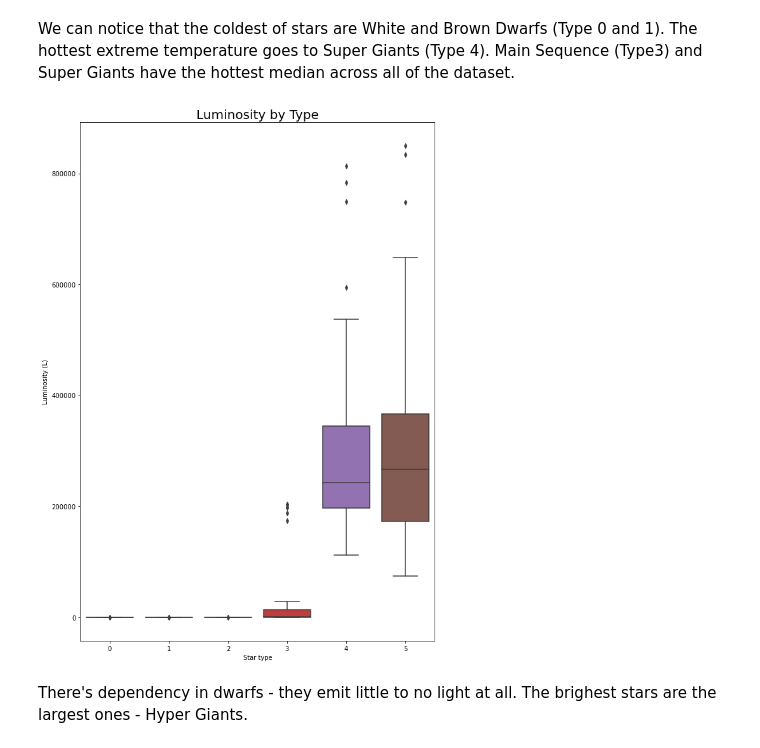
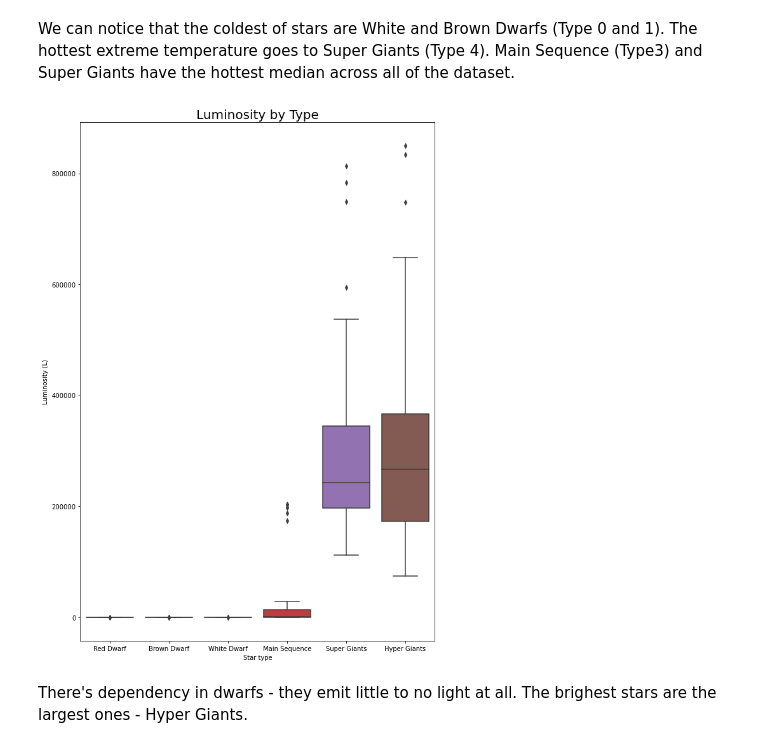
Before and after one commit to krystian-kopaniarz/star-types-analysis, a Jupyter notebook: Projekt.ipynb, the cells around one changed output. Cells and saved outputs as stored; diff of their text form; code cells hidden in the pictures.

```diff
--- a/Projekt.ipynb
+++ b/Projekt.ipynb
@@ -115,0 +114,4 @@ We reduced amount of colors from 17 to 10.
+# %%
+Type_Name = ['Red Dwarf', 'Brown Dwarf', 'White Dwarf', 'Main Sequence', 'Super Giants', 'Hyper Giants']
+df['Type_Name'] = df['Type'].replace(df['Type'].unique(), Type_Name)
+df
@@ -138,14 +154,14 @@ plt.show()
 # %% [markdown]
 We can notice that the coldest of stars are White and Brown Dwarfs (Type 0 and 1). The hottest extreme temperature goes to Super Giants (Type 4). Main Sequence (Type3) and Super Giants have the hottest median across all of the dataset.
 # %%
-plt.figure(figsize = (10, 15))
-sns.boxplot(x = df['Type'], y = df['L'])
-plt.title('Luminosity by Type', fontsize = 20)
+plt.figure(figsize=(10, 15))
+sns.boxplot(x=df['Type_Name'], y=df['L'])
+plt.title('Luminosity by Type', fontsize=20)
 plt.xlabel('Star type')
 plt.ylabel('Luminosity (L)')
 plt.show()
 # %% [output]
-[figure, old version]
+[figure, new version]
 # %% [markdown]
 There's dependency in dwarfs - they emit little to no light at all. The brighest stars are the largest ones - Hyper Giants.
 # %%
```
Also changed, not shown: parts of 16 cells of this notebook.
